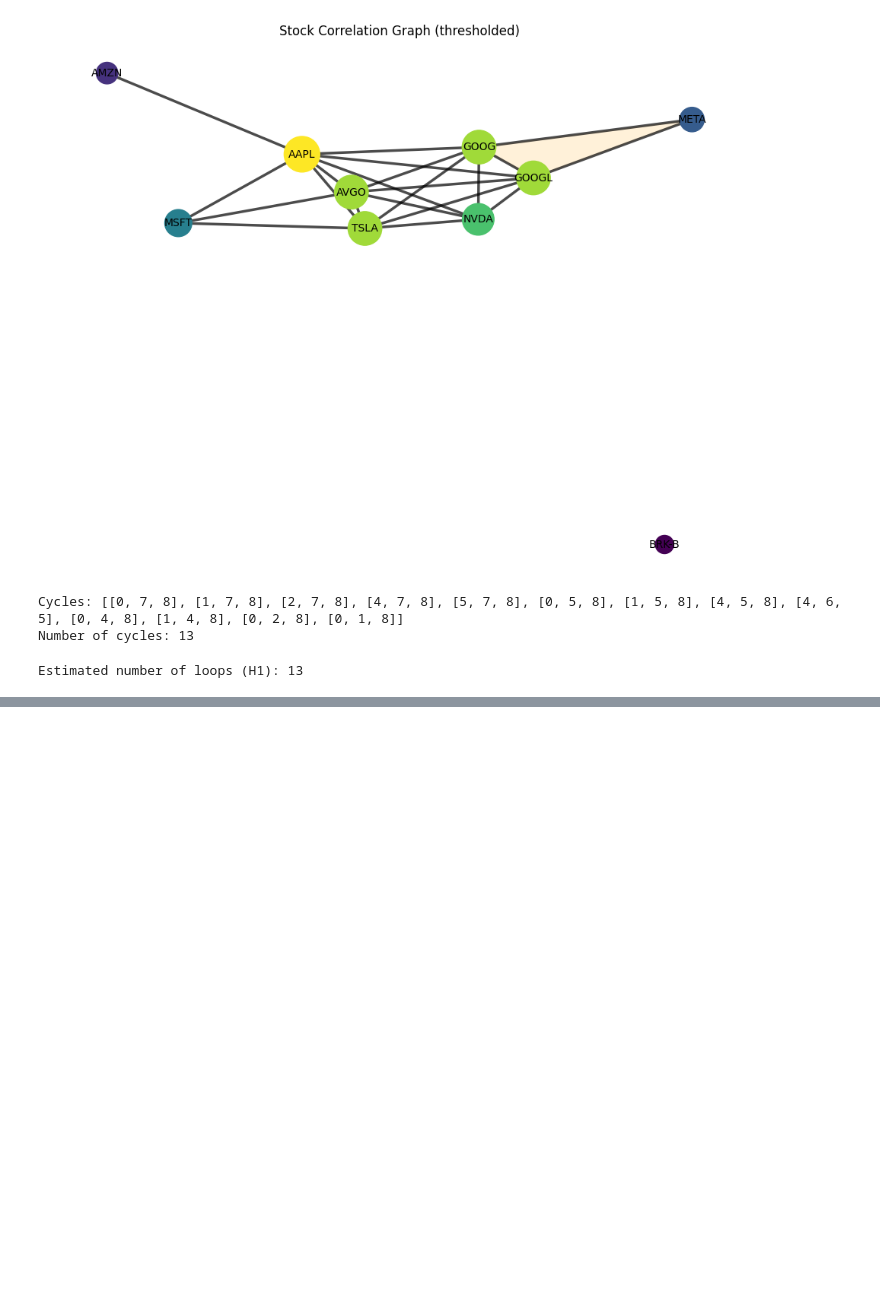
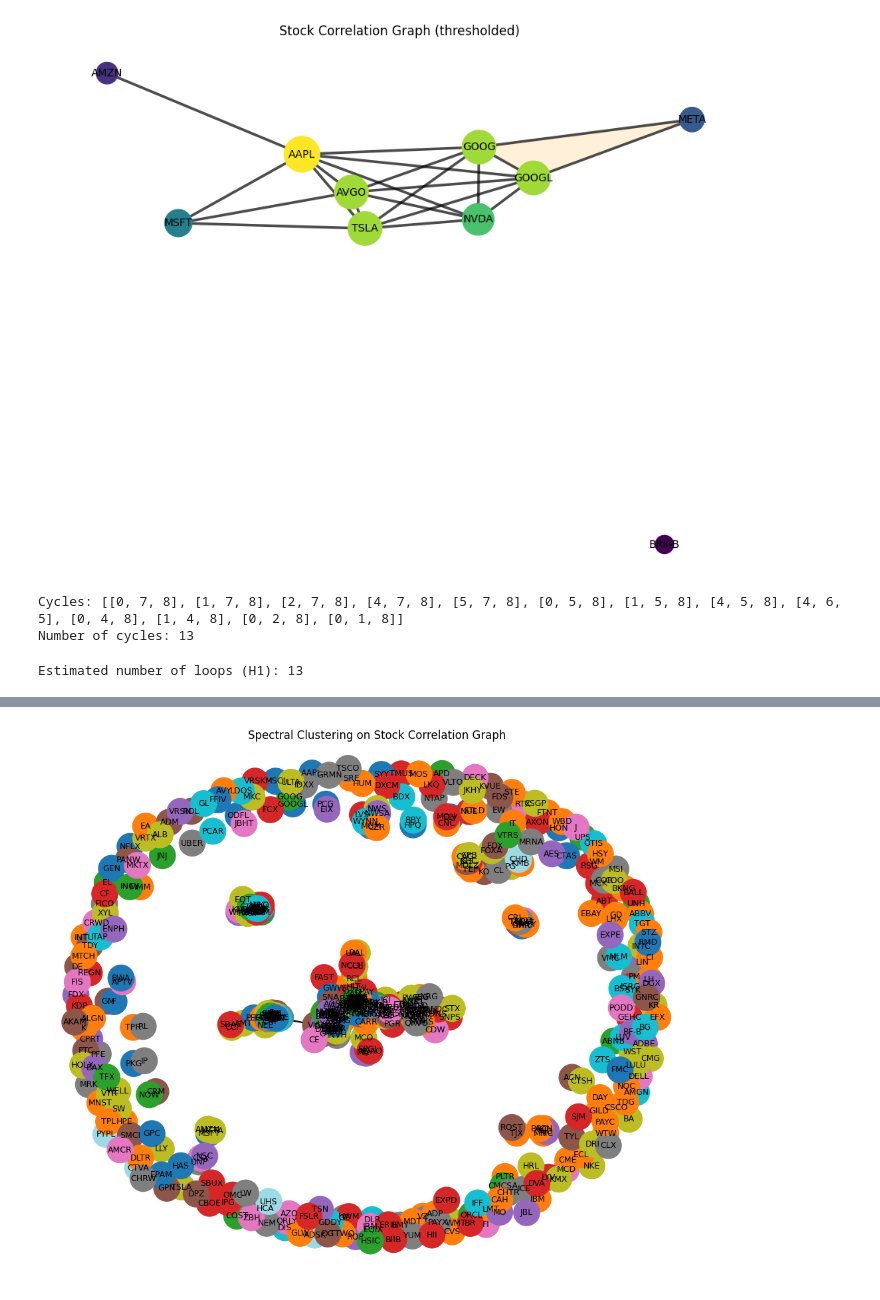
Before and after one commit to casslee1351/Finance-Projects, a Jupyter notebook: Graph-based Methods on Stock Returns.ipynb, the cells around one changed output, grey strips where cells are left out. Drawn from its saved outputs; the diff is of its cells as text; code cells hidden in the pictures; blank space fills up the shorter version.

```diff
--- a/Graph-based Methods on Stock Returns.ipynb
+++ b/Graph-based Methods on Stock Returns.ipynb
@@ -229,0 +295,42 @@ Estimated number of loops (H1): 13
+# %%
+affinity = (corr + 1) / 2   # maps [-1, 1] → [0, 1]
+np.fill_diagonal(affinity.values, 1.0)
+
+affinity[affinity < 0.3] = 0
+# %%
+n_clusters = len(set(sectors.values()))  # or choose manually
+
+sc = SpectralClustering(
+    n_clusters=n_clusters,
+    affinity="precomputed",
+    assign_labels="kmeans",
+    random_state=42
+)
+
+labels = sc.fit_predict(affinity)
+# %%
+cluster_labels = dict(zip(sp500, labels))
+nx.set_node_attributes(G, cluster_labels, "cluster")
+# %%
+cluster_cmap = plt.cm.get_cmap("tab20", n_clusters)
+
+node_colors = [
+    cluster_cmap(G.nodes[n]["cluster"]) for n in G.nodes
+]
+
+plt.figure(figsize=(10, 8))
+pos = nx.spring_layout(G, seed=42, weight="weight")
+
+nx.draw(
+    G,
+    pos,
+    with_labels=True,
+    node_color=node_colors,
+    node_size=800,
+    font_size=9
+)
+
+plt.title("Spectral Clustering on Stock Correlation Graph")
+plt.show()
+# %% [output]
+[figure, added]
```
Also changed, not shown: parts of 11 cells of this notebook.
